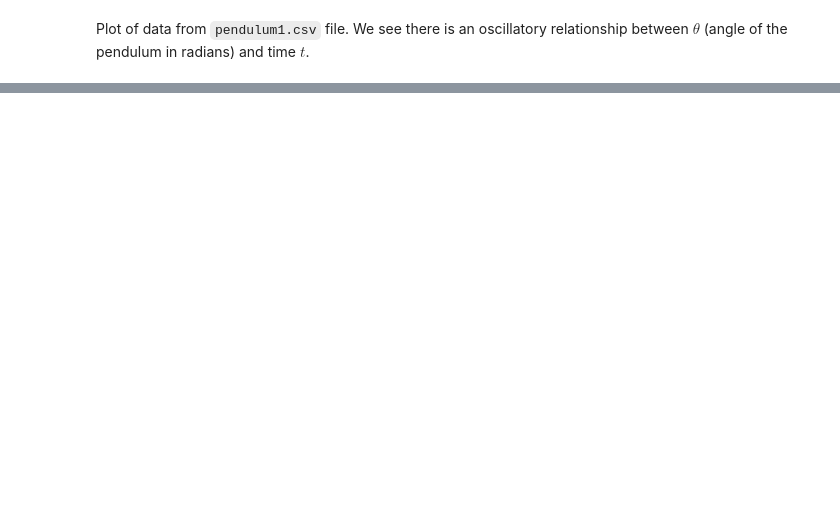
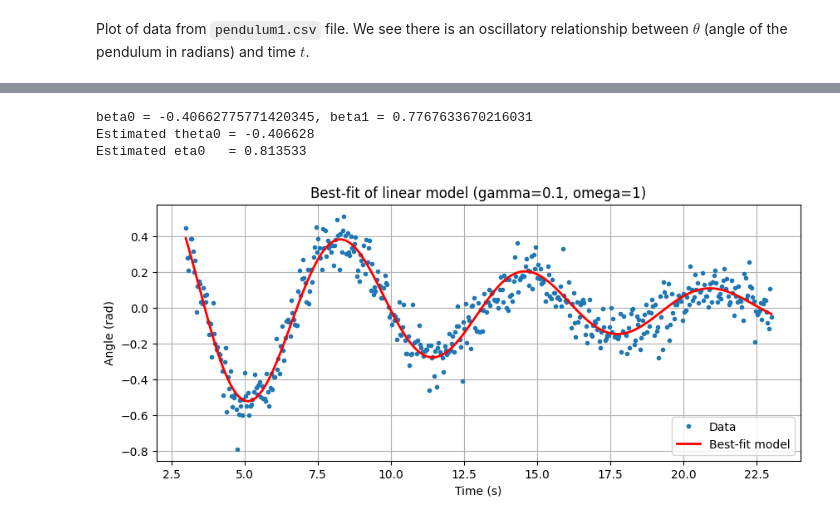
Before and after one commit to ProgramPhantom/MPS224-Scientific-Computing, a Jupyter notebook: Assigment 3/assign3.ipynb, the cells around one changed output, grey strips where cells are left out. Cells and saved outputs as stored; diff of their text form; code cells hidden in the pictures; blank space fills up the shorter version.

```diff
--- a/Assigment 3/assign3.ipynb
+++ b/Assigment 3/assign3.ipynb
@@ -190,0 +218,53 @@ Plot of data from `pendulum1.csv` file. We see there is an oscillatory relations
+# %%
+# This data is generated from a pendulum with known natural frequency 1
+# and damping coefficient 0.1.
+gamma = 0.1
+omega = 1
+omega_d = np.sqrt(omega**2 - gamma**2)
+
+
+# Extract data from the dataframe
+df = pd.read_csv("pendulum1.csv")
+ts = df.iloc[:, 1].values      # t
+thetas = df.iloc[:, 2].values  # theta
+
+
+# 1. Build X (size N x 2) with phi_0 = c(t) and phi_1 = s(t)
+X = np.column_stack([cos_exp(ts, gamma, omega_d), sin_exp(ts, gamma, omega_d)])
+
+# 2. Build A = X^T X and b = X^T theta
+A = X.T @ X
+b = X.T @ thetas
+
+
+# 3. Solve for beta = [beta0, beta1]
+beta = np.linalg.solve(A, b)
+beta0, beta1 = beta
+print(f"beta0 = {beta0}, beta1 = {beta1}")
+
+
+# 4. Recover theta0 and eta0
+theta0_hat = beta0
+eta0_hat = beta1 * omega_d - gamma * theta0_hat
+print(f"Estimated theta0 = {theta0_hat:.6g}")
+print(f"Estimated eta0   = {eta0_hat:.6g}")
+
+
+# ------ Plot  ------
+prediction_data = X @ beta
+
+plt.figure(figsize=(10,4))
+plt.plot(ts, thetas, '.', label='Data')
+plt.plot(ts, prediction_data, '-', label='Best-fit model', linewidth=2, color='red')
+plt.xlabel('Time (s)')
+plt.ylabel('Angle (rad)')
+plt.title(f'Best-fit of linear model (gamma={gamma}, omega={omega})')
+plt.legend(loc='lower right')
+plt.grid(True)
+
+plt.show()
+# %% [output]
+beta0 = -0.40662775771420345, beta1 = 0.7767633670216031
+Estimated theta0 = -0.406628
+Estimated eta0   = 0.813533
+[figure, added]
```
Also changed, not shown: parts of 14 cells of this notebook, 1 other file.
